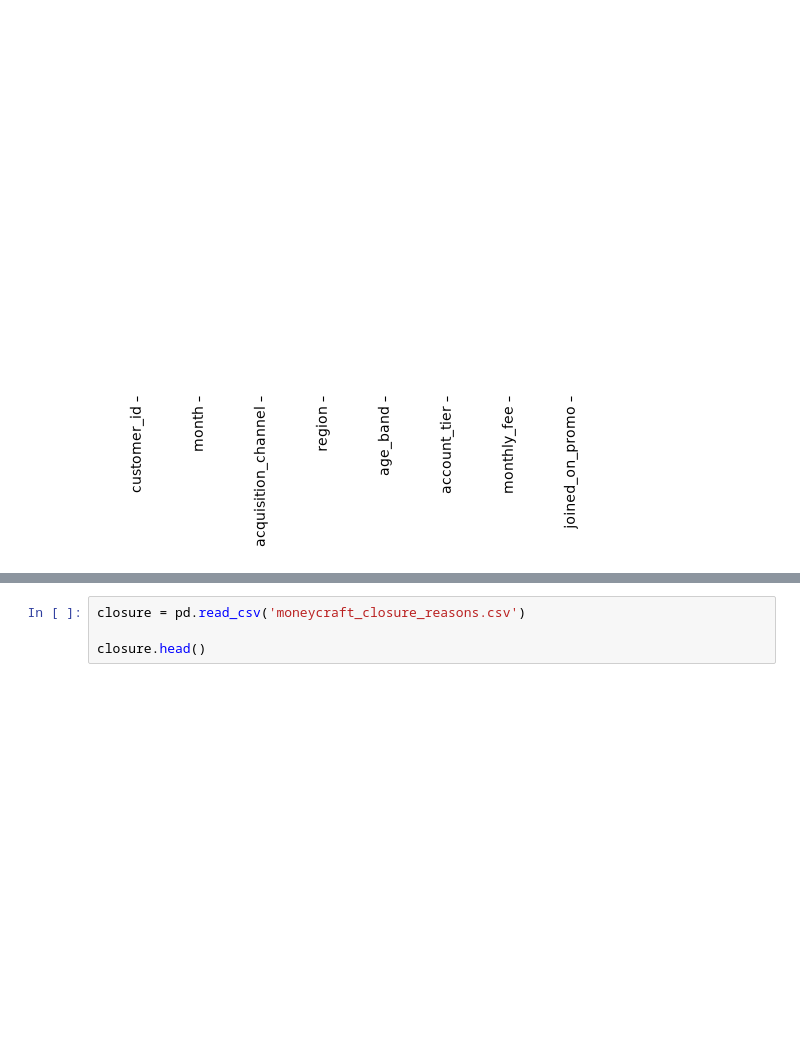
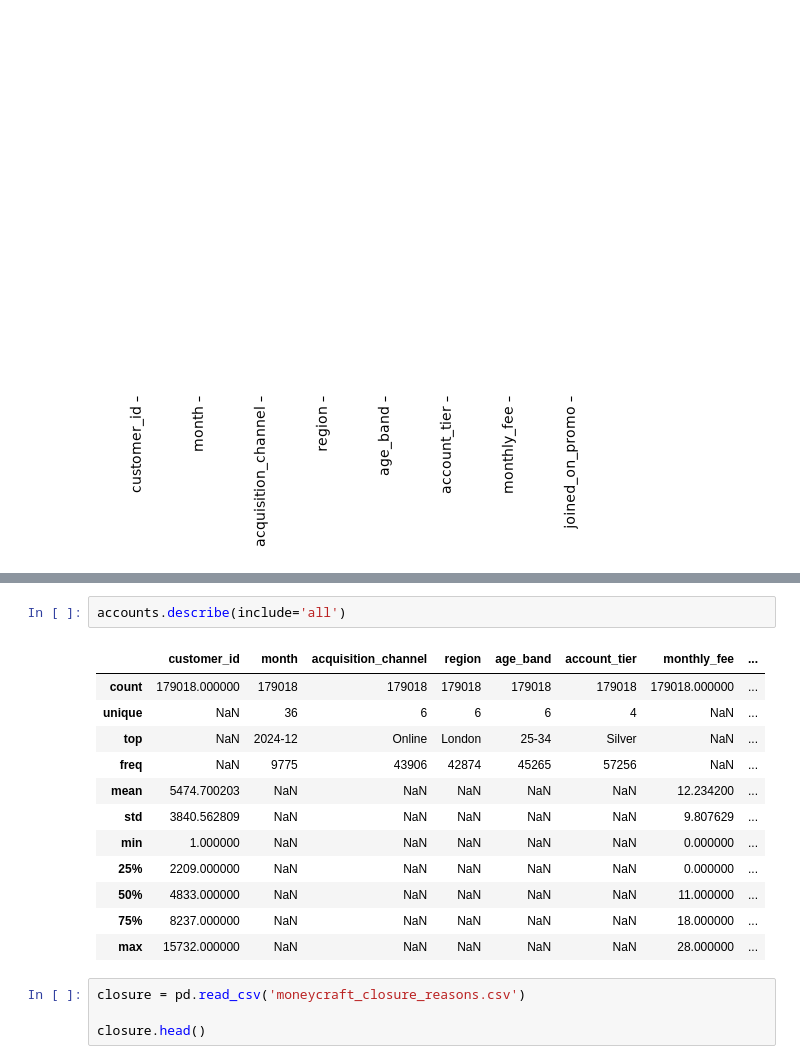
Before and after one commit to esmerowbotham-tech/Money-Craft-Project, a Jupyter notebook: money-craft.ipynb, the cells around one changed output, grey strips where cells are left out. Cells and saved outputs as stored; diff of their text form; blank space fills up the shorter version.

```diff
--- a/money-craft.ipynb
+++ b/money-craft.ipynb
@@ -27,3 +45,18 @@ sns.heatmap(accounts.isnull(), yticklabels=False, cbar=False, cmap="gray_r");
+# %%
+accounts.describe(include='all')
+# %% [output]
+|  | customer_id | month | acquisition_channel | region | age_band | account_tier | monthly_fee | ... |
+| count | 179018.000000 | 179018 | 179018 | 179018 | 179018 | 179018 | 179018.000000 | ... |
+| unique | NaN | 36 | 6 | 6 | 6 | 4 | NaN | ... |
+| top | NaN | 2024-12 | Online | London | 25-34 | Silver | NaN | ... |
+| freq | NaN | 9775 | 43906 | 42874 | 45265 | 57256 | NaN | ... |
+| mean | 5474.700203 | NaN | NaN | NaN | NaN | NaN | 12.234200 | ... |
+| std | 3840.562809 | NaN | NaN | NaN | NaN | NaN | 9.807629 | ... |
+| min | 1.000000 | NaN | NaN | NaN | NaN | NaN | 0.000000 | ... |
+| 25% | 2209.000000 | NaN | NaN | NaN | NaN | NaN | 0.000000 | ... |
+| 50% | 4833.000000 | NaN | NaN | NaN | NaN | NaN | 11.000000 | ... |
+| 75% | 8237.000000 | NaN | NaN | NaN | NaN | NaN | 18.000000 | ... |
+| max | 15732.000000 | NaN | NaN | NaN | NaN | NaN | 28.000000 | ... |
 # %%
 closure = pd.read_csv('moneycraft_closure_reasons.csv')
 
```
Also changed, not shown: parts of 5 cells of this notebook.
